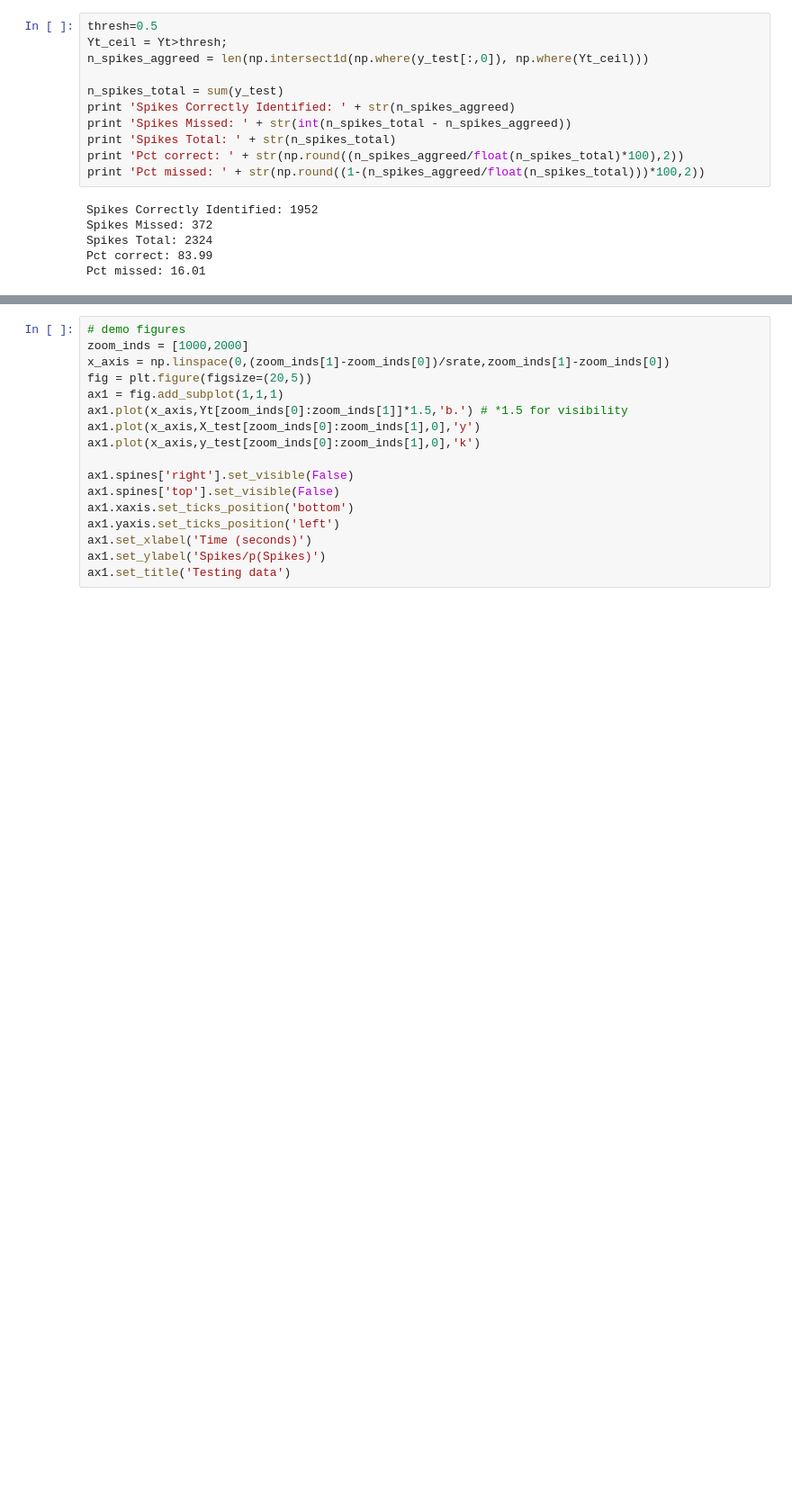
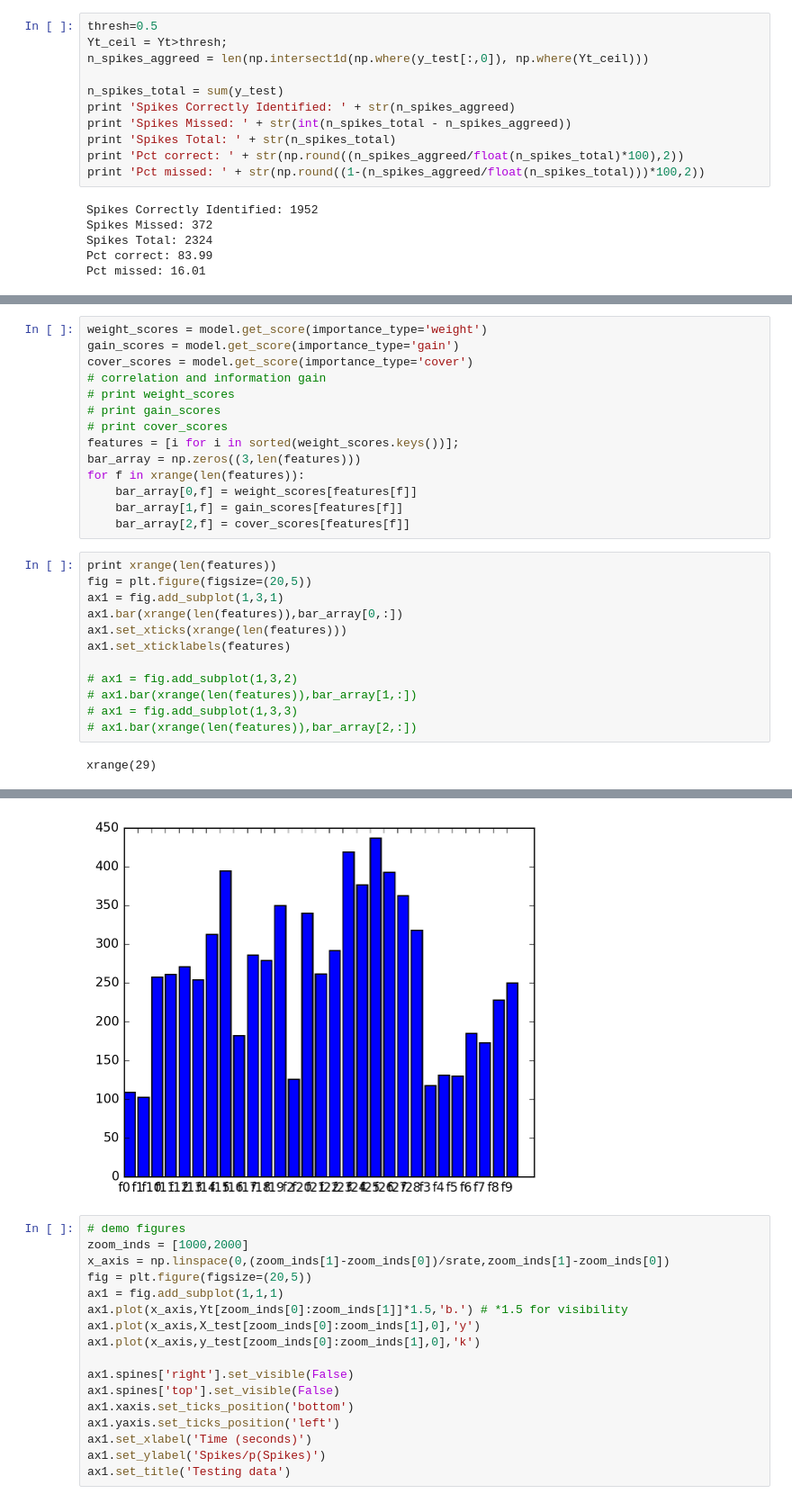
Before and after one commit to torbenator/calcium_spikes, a Jupyter notebook: calcium_imaging.ipynb, the cells around one changed output, grey strips where cells are left out. Shown at 90% size. Saved outputs shown, nothing was run; the diff lists cells and outputs as text; blank space fills up the shorter version.

```diff
--- a/calcium_imaging.ipynb
+++ b/calcium_imaging.ipynb
@@ -357,0 +396,28 @@ ax1.legend()
+# %%
+weight_scores = model.get_score(importance_type='weight')
+gain_scores = model.get_score(importance_type='gain')
+cover_scores = model.get_score(importance_type='cover')
+# correlation and information gain
+# print weight_scores
+# print gain_scores
+# print cover_scores
+features = [i for i in sorted(weight_scores.keys())];
+bar_array = np.zeros((3,len(features)))
+for f in xrange(len(features)):
+    bar_array[0,f] = weight_scores[features[f]]
+    bar_array[1,f] = gain_scores[features[f]]
+    bar_array[2,f] = cover_scores[features[f]]
+# %%
+print xrange(len(features))
+fig = plt.figure(figsize=(20,5))
+ax1 = fig.add_subplot(1,3,1)
+ax1.bar(xrange(len(features)),bar_array[0,:])
+ax1.set_xticks(xrange(len(features)))
+ax1.set_xticklabels(features)
+
+# ax1 = fig.add_subplot(1,3,2)
+# ax1.bar(xrange(len(features)),bar_array[1,:])
+# ax1 = fig.add_subplot(1,3,3)
+# ax1.bar(xrange(len(features)),bar_array[2,:])
+# %% [output]
+xrange(29)
@@ -358,3 +441,4 @@ ax1.legend()
+[figure, added]
 # %%
 # demo figures
 zoom_inds = [1000,2000]
```
Also changed, not shown: parts of 10 cells of this notebook.
